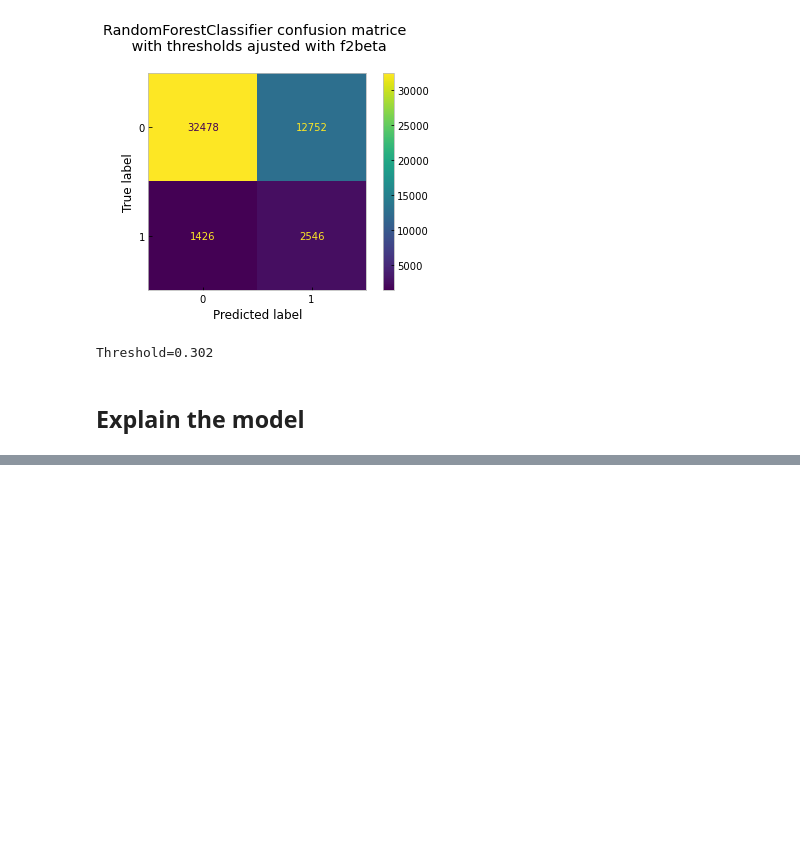
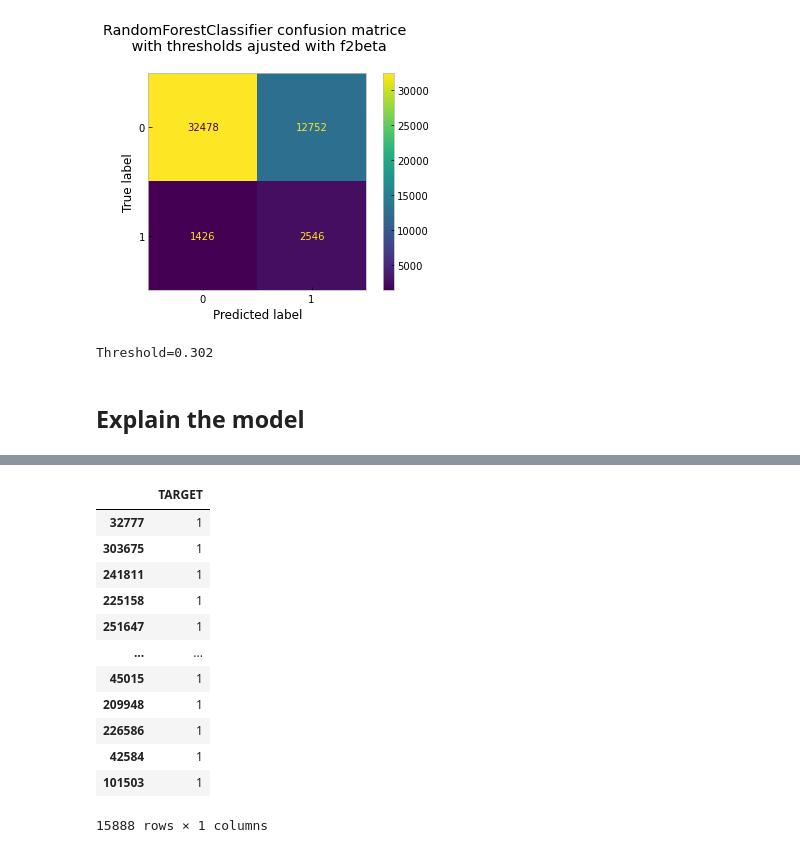
Before and after one commit to HuguesMAP/OC-P7-Impl-mentez-un-mod-le-de-scoring, a Jupyter notebook: Projet 7 - Implémentez un modèle de scoring - Modélisation.ipynb, the cells around one changed output, grey strips where cells are left out. Drawn from its saved outputs; the diff is of its cells as text; code cells hidden in the pictures; blank space fills up the shorter version.

```diff
--- a/Projet 7 - Implémentez un modèle de scoring - Modélisation.ipynb
+++ b/Projet 7 - Implémentez un modèle de scoring - Modélisation.ipynb
@@ -880,0 +923,16 @@ shap.plots.bar(shap_values)
+# %%
+test[test['TARGET']==1]
+# %% [output]
+|  | TARGET |
+| 32777 | 1 |
+| 303675 | 1 |
+| 241811 | 1 |
+| 225158 | 1 |
+| 251647 | 1 |
+| ... | ... |
+| 45015 | 1 |
+| 209948 | 1 |
+| 226586 | 1 |
+| 42584 | 1 |
+| 101503 | 1 |
+15888 rows × 1 columns
```
Also changed, not shown: parts of 34 cells of this notebook.
